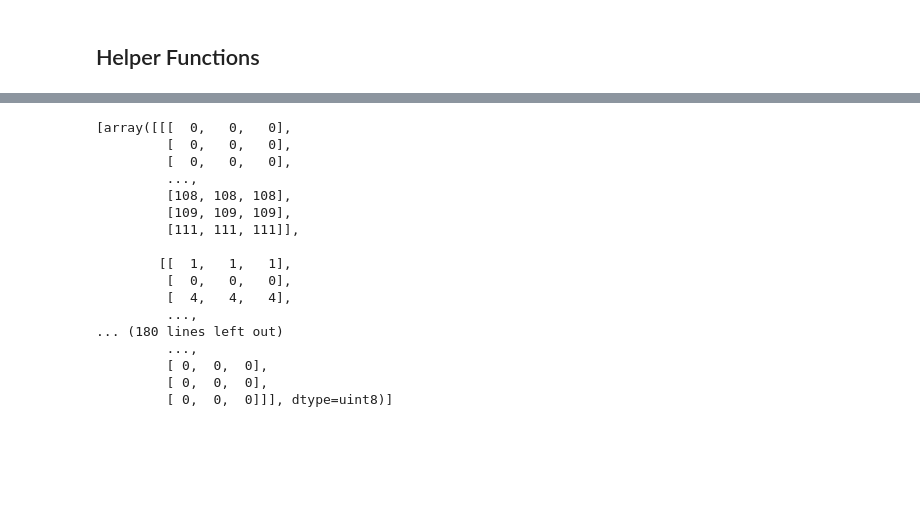
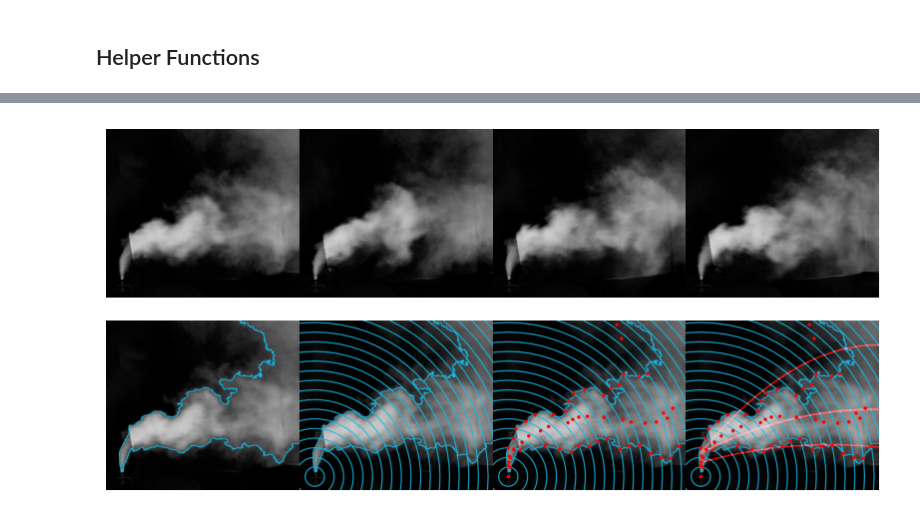
Before and after one commit to MalachiteWind/ROM-Plumes-Experiments, a Jupyter notebook: figures.ipynb, the cells around one changed output, grey strips where cells are left out. Cells and saved outputs as stored; diff of their text form; code cells hidden in the pictures; blank space fills up the shorter version.

```diff
--- a/figures.ipynb
+++ b/figures.ipynb
@@ -419,20 +411,0 @@ for img in imgs_to_read:
-# %%
-fig, axes = plt.subplots(3, 4, figsize=(25, 17))
-# %% [output]
-[array([[[  0,   0,   0],
-         [  0,   0,   0],
-         [  0,   0,   0],
-         ...,
-         [108, 108, 108],
-         [109, 109, 109],
-         [111, 111, 111]],
-
-        [[  1,   1,   1],
-         [  0,   0,   0],
-         [  4,   4,   4],
-         ...,
-... (180 lines left out)
-         ...,
-         [ 0,  0,  0],
-         [ 0,  0,  0],
-         [ 0,  0,  0]]], dtype=uint8)]
@@ -438,0 +449,12 @@ fig, axes = plt.subplots(3, 4, figsize=(25, 17))
+# %%
+num_rows = 2
+num_cols = 4
+fig, axes = plt.subplots(num_rows, num_cols, figsize=(10, 5))
+
+for row in range(num_rows):
+    for col in range(num_cols):
+        axes[row,col].imshow(figs_to_plot[row][col])
+        axes[row,col].axis('off')
+plt.subplots_adjust(wspace=0, hspace=0)
+# %% [output]
+[figure, added]
```
Also changed, not shown: parts of 9 cells of this notebook.
